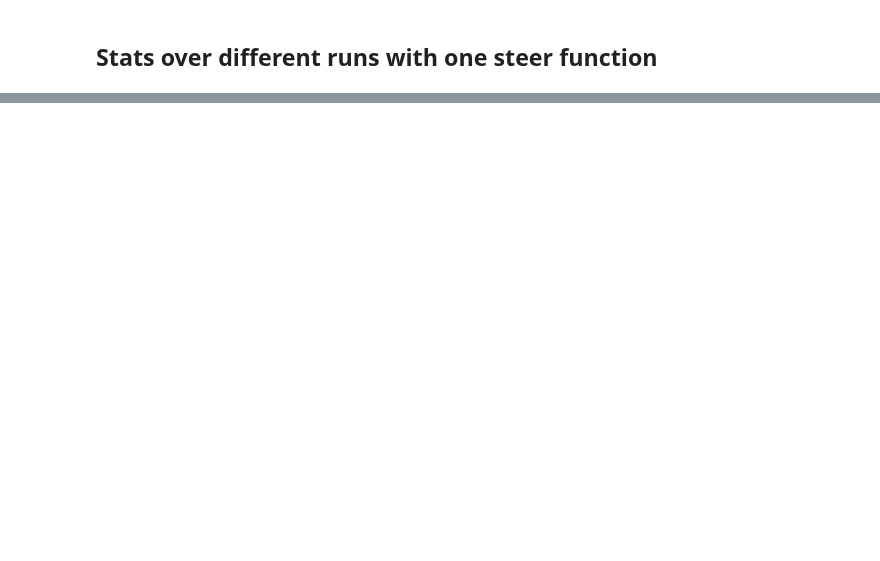
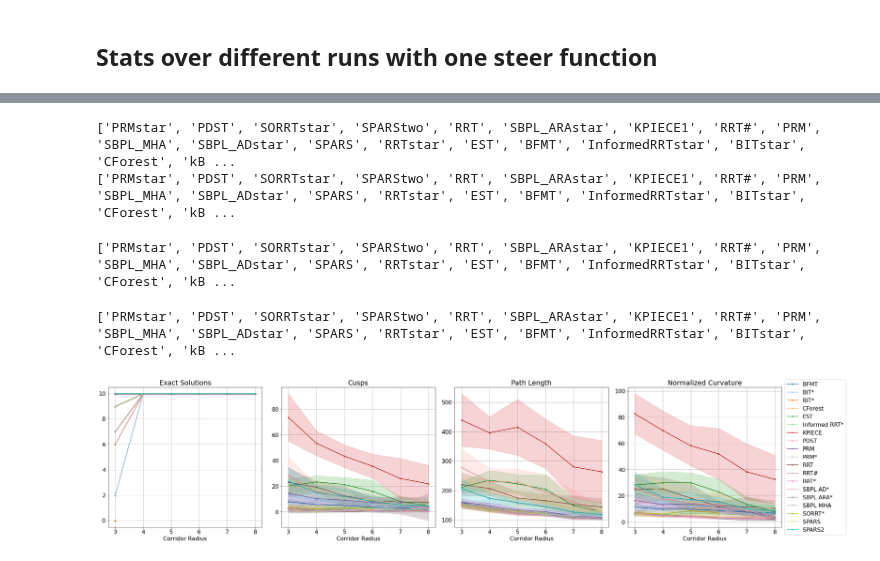
Before and after one commit to robot-motion/bench-mr, a Jupyter notebook: plotting/Cross Statistics.ipynb, the cells around one changed output, grey strips where cells are left out. Saved outputs shown, nothing was run; the diff lists cells and outputs as text; code cells hidden in the pictures; blank space fills up the shorter version.

Commit message:
Fixing cross stats plots, bug in retrieve.py

```diff
--- a/plotting/Cross Statistics.ipynb
+++ b/plotting/Cross Statistics.ipynb
@@ -79,18 +25,23 @@ parameter_labels = parameters
 
 def setup(m: MPB, parameter: float):
     m.set_corridor_grid_env(100, 100, branches=100, radius=parameter)
+    m.set_planners(["rrt", "rrt_star", "bit_star", "cforest",
+                    "rrt_sharp", "sorrt_star", "informed_rrt_star",
+                    "sbpl_arastar", "sbpl_adstar", "sbpl_mha", "prm",
+                    "prm_star", "est", "bfmt", "sst", "kpiece", "spars",
+                    "spars2", "pdst" ])
     m.set_steer_functions(['reeds_shepp'])
 # %%
-cross_name = "turn_radius"
-cross_title = "Turning Radius"
-parameters = [2, 3, 4, 5, 6]
-parameter_labels = parameters
+# cross_name = "turn_radius"
+# cross_title = "Turning Radius"
+# parameters = [2, 3, 4, 5, 6]
+# parameter_labels = parameters
 
-def setup(m: MPB, parameter: float):
-    m.set_corridor_grid_env(100, 100, branches=100, radius=4)
-    m["steer.car_turning_radius"] = parameter
-    m.set_steer_functions(['reeds_shepp'])
-    m.set_planners(sampling_planners + anytime_planners)
+# def setup(m: MPB, parameter: float):
+#     m.set_corridor_grid_env(100, 100, branches=100, radius=4)
+#     m["steer.car_turning_radius"] = parameter
+#     m.set_steer_functions(['reeds_shepp'])
+#     m.set_planners(sampling_planners + anytime_planners)
 # %%
 cross_name = "density"
 cross_title = "Obstacle density"
@@ -99,6 +50,11 @@ parameter_labels = ["%g %%" % (p * 100) for p in parameters]
 
 def setup(m: MPB, parameter: float):
     m.set_random_grid_env(100, 100, obstacle_ratio=parameter)
+    m.set_planners(["rrt", "rrt_star", "bit_star", "cforest",
+                    "rrt_sharp", "sorrt_star", "informed_rrt_star",
+                    "sbpl_arastar", "sbpl_adstar", "sbpl_mha", "prm",
+                    "prm_star", "est", "bfmt", "sst", "kpiece", "spars",
+                    "spars2", "pdst" ])
     m.set_steer_functions(['reeds_shepp'])
 # %%
 pool = MultipleMPB()
@@ -180,31 +162,37 @@ def plot_scenario_parameters(metric: str):
         plt.plot(parameters, means, '.-', color=get_color(pi, num_colors=20), label=convert_planner_name(planner), zorder=4)
     # plt.gca().set_xlim([-0.5, len(steer_funcs) + 0.5])
     if metric in stat_names:
         plt.title(stat_names[metric]);
     else:
         plt.title(metric)
 
     # Shrink current axis by 20%
     ax = plt.gca()
 #     box = ax.get_position()
 #     ax.set_position([box.x0, box.y0, box.width * 0.8, box.height])
     ax.set_xlabel(cross_title)
     ax.set_xticks(parameters)
     ax.set_xticklabels(parameter_labels)
 
 
 plt.figure(figsize=(30, 7))
 plt.subplot(1, 4, 1)
 plot_scenario_parameters("exact_solutions")
 plt.subplot(1, 4, 2)
 plot_scenario_parameters("cusps")
 plt.subplot(1, 4, 3)
 plot_scenario_parameters("path_length")
 plt.subplot(1, 4, 4)
-plot_scenario_parameters("curvature")
+plot_scenario_parameters("normalized_curvature")
 
 # Put a legend to the right of the current axis
 plt.gca().legend(loc='center left', bbox_to_anchor=(1, 0.5))
 plt.tight_layout()
 plt.savefig('cross_%s.png' % cross_name, dpi=300, bbox_inches='tight')
 plt.savefig('cross_%s.pdf' % cross_name, dpi=300, bbox_inches='tight')
+# %% [output]
+['PRMstar', 'PDST', 'SORRTstar', 'SPARStwo', 'RRT', 'SBPL_ARAstar', 'KPIECE1', 'RRT#', 'PRM', 'SBPL_MHA', 'SBPL_ADstar', 'SPARS', 'RRTstar', 'EST', 'BFMT', 'InformedRRTstar', 'BITstar', 'CForest', 'kB ...
+['PRMstar', 'PDST', 'SORRTstar', 'SPARStwo', 'RRT', 'SBPL_ARAstar', 'KPIECE1', 'RRT#', 'PRM', 'SBPL_MHA', 'SBPL_ADstar', 'SPARS', 'RRTstar', 'EST', 'BFMT', 'InformedRRTstar', 'BITstar', 'CForest', 'kB ...
+['PRMstar', 'PDST', 'SORRTstar', 'SPARStwo', 'RRT', 'SBPL_ARAstar', 'KPIECE1', 'RRT#', 'PRM', 'SBPL_MHA', 'SBPL_ADstar', 'SPARS', 'RRTstar', 'EST', 'BFMT', 'InformedRRTstar', 'BITstar', 'CForest', 'kB ...
+['PRMstar', 'PDST', 'SORRTstar', 'SPARStwo', 'RRT', 'SBPL_ARAstar', 'KPIECE1', 'RRT#', 'PRM', 'SBPL_MHA', 'SBPL_ADstar', 'SPARS', 'RRTstar', 'EST', 'BFMT', 'InformedRRTstar', 'BITstar', 'CForest', 'kB ...
+[figure, added]
```
Also changed, not shown: parts of 3 cells of this notebook, 1 other file.
